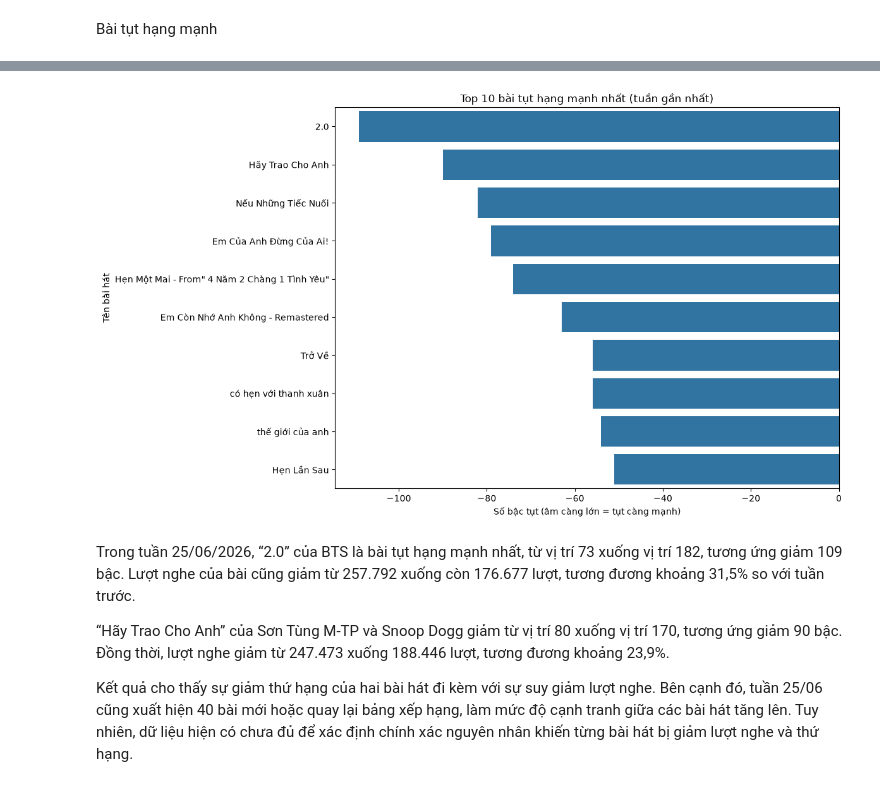
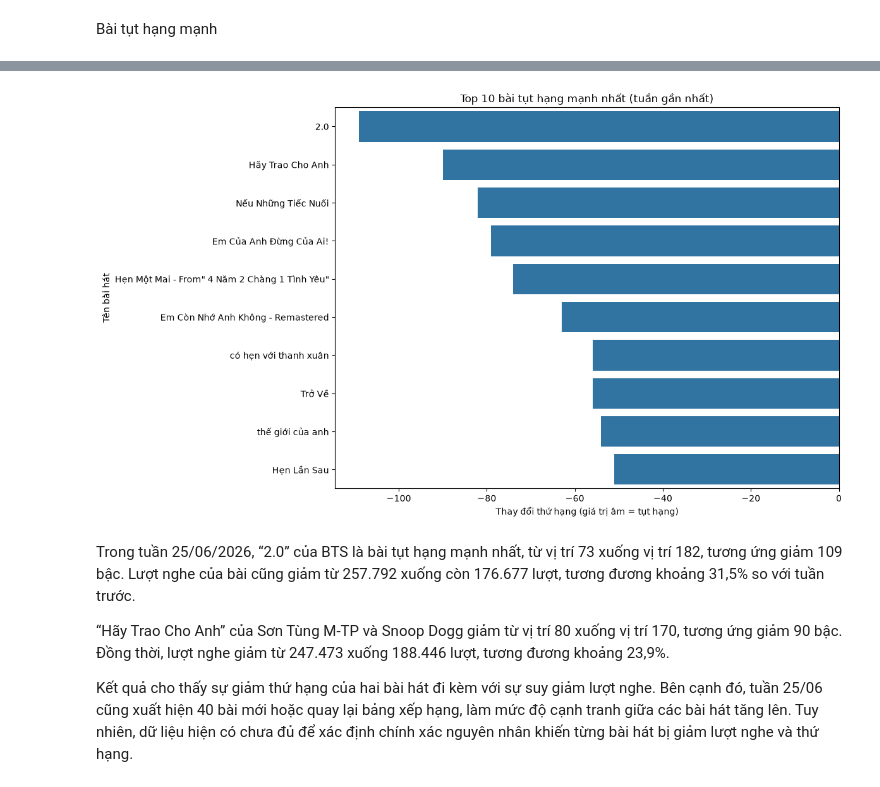
Before and after one commit to kimphungduongle9-debug/spotify-vn-trend-analysis, a Jupyter notebook: notebooks/Spotify_Top200_VN_Trend_Analysis.ipynb, the cells around one changed output, grey strips where cells are left out. Drawn from its saved outputs; the diff is of its cells as text; code cells hidden in the pictures.

```diff
--- a/notebooks/Spotify_Top200_VN_Trend_Analysis.ipynb
+++ b/notebooks/Spotify_Top200_VN_Trend_Analysis.ipynb
@@ -931,7 +1121,11 @@ Bài tụt hạng mạnh
 latest_week = df['chart_week'].max()
 lw = df[df['chart_week'] == latest_week].copy()
 
-top_tut_hang = lw.sort_values(by='rank_change').head(10)
+top_tut_hang = (
+    lw[lw["rank_change"] < 0]
+    .sort_values(by="rank_change")
+    .head(10)
+)
 
 top_tut_hang = top_tut_hang[
     [
@@ -976,17 +1170,17 @@ display(
 # %%
 bieu_do_tut_hang = top_tut_hang.copy()
 plt.figure(figsize=(12, 7))
 sns.barplot(
     x='Số bậc thay đổi', y='Tên bài hát',
     data=bieu_do_tut_hang
 )
 plt.title('Top 10 bài tụt hạng mạnh nhất (tuần gần nhất)')
-plt.xlabel('Số bậc tụt (âm càng lớn = tụt càng mạnh)')
+plt.xlabel('Thay đổi thứ hạng (giá trị âm = tụt hạng)')
 plt.ylabel('Tên bài hát')
 plt.tight_layout()
 plt.show()
 # %% [output]
-[figure, old version]
+[figure, new version]
 # %% [markdown]
 Trong tuần 25/06/2026, “2.0” của BTS là bài tụt hạng mạnh nhất, từ vị trí 73 xuống vị trí 182, tương ứng giảm 109 bậc. Lượt nghe của bài cũng giảm từ 257.792 xuống còn 176.677 lượt, tương đương khoảng 31,5% so với tuần trước.
 
```
Also changed, not shown: parts of 21 cells of this notebook, 3 other files.
